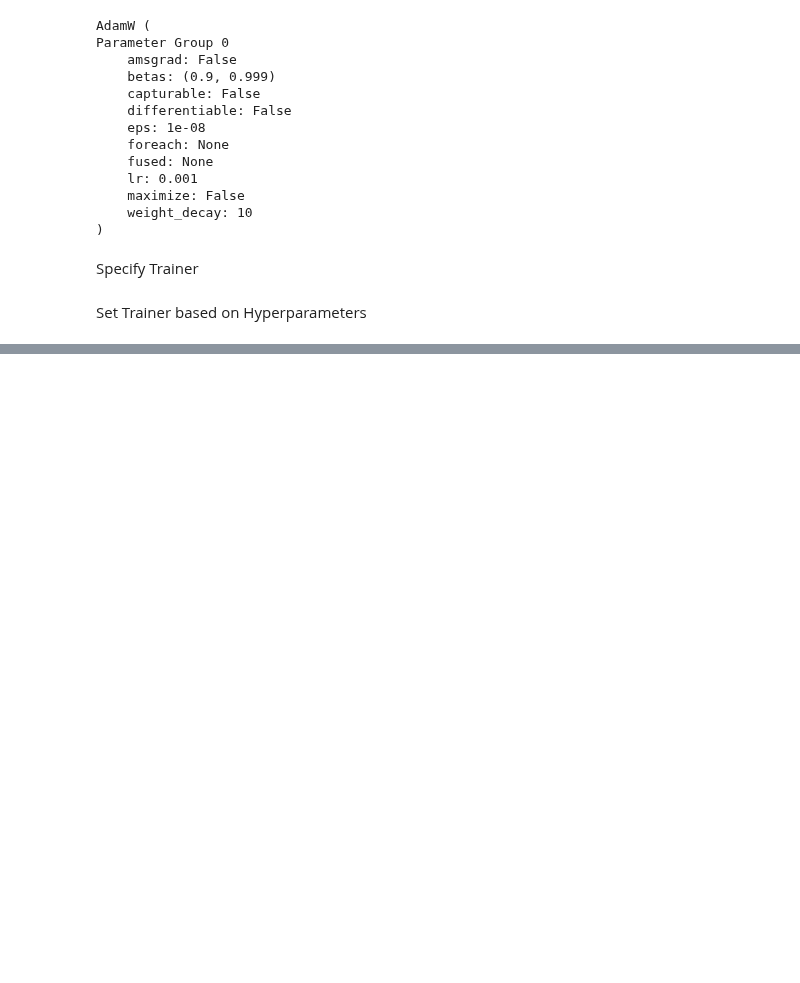
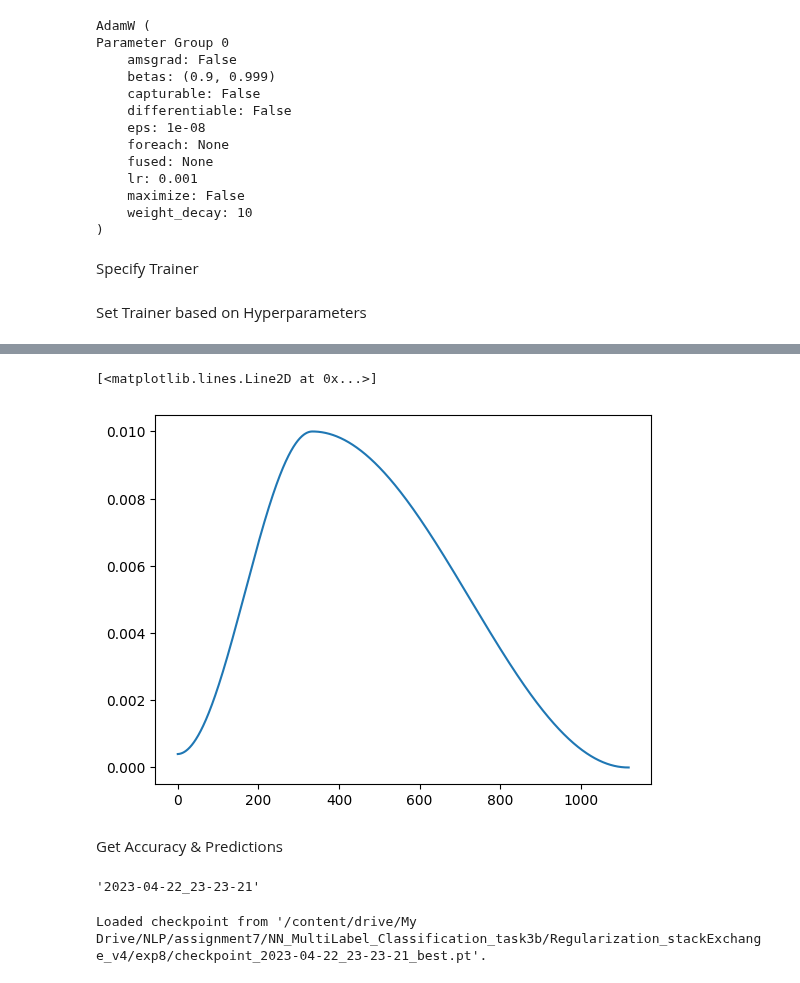
Before and after one commit to parimalakettymuthu/SupervisedLearning-ML-Projects, a Jupyter notebook: stackExchange_Final_NN_Multilabel_Classification.ipynb, the cells around one changed output, grey strips where cells are left out. Cells and saved outputs as stored; diff of their text form; code cells hidden in the pictures; blank space fills up the shorter version.

```diff
--- a/stackExchange_Final_NN_Multilabel_Classification.ipynb
+++ b/stackExchange_Final_NN_Multilabel_Classification.ipynb
@@ -320,0 +366,8 @@ NameError: ignored
+# %%
+import matplotlib.pyplot as plt
+plt.plot([lr for list_ in trainer.learning_rates[1:] for lr in list_ ])
+# %% [output]
+[<matplotlib.lines.Line2D at 0x...>]
+[figure, added]
+# %% [markdown]
+Get Accuracy & Predictions
@@ -320,0 +377,9 @@ NameError: ignored
+# %%
+trainer.timestamp
+# %% [output]
+'2023-04-22_23-23-21'
+# %%
+file = 'checkpoint_' + str(trainer.timestamp) + '_best.pt'
+trainer.load_checkpoint(run_folder /file)
+# %% [output]
+Loaded checkpoint from '/content/drive/My Drive/NLP/assignment7/NN_MultiLabel_Classification_task3b/Regularization_stackExchange_v4/exp8/checkpoint_2023-04-22_23-23-21_best.pt'.
```
Also changed, not shown: parts of 18 cells of this notebook.
